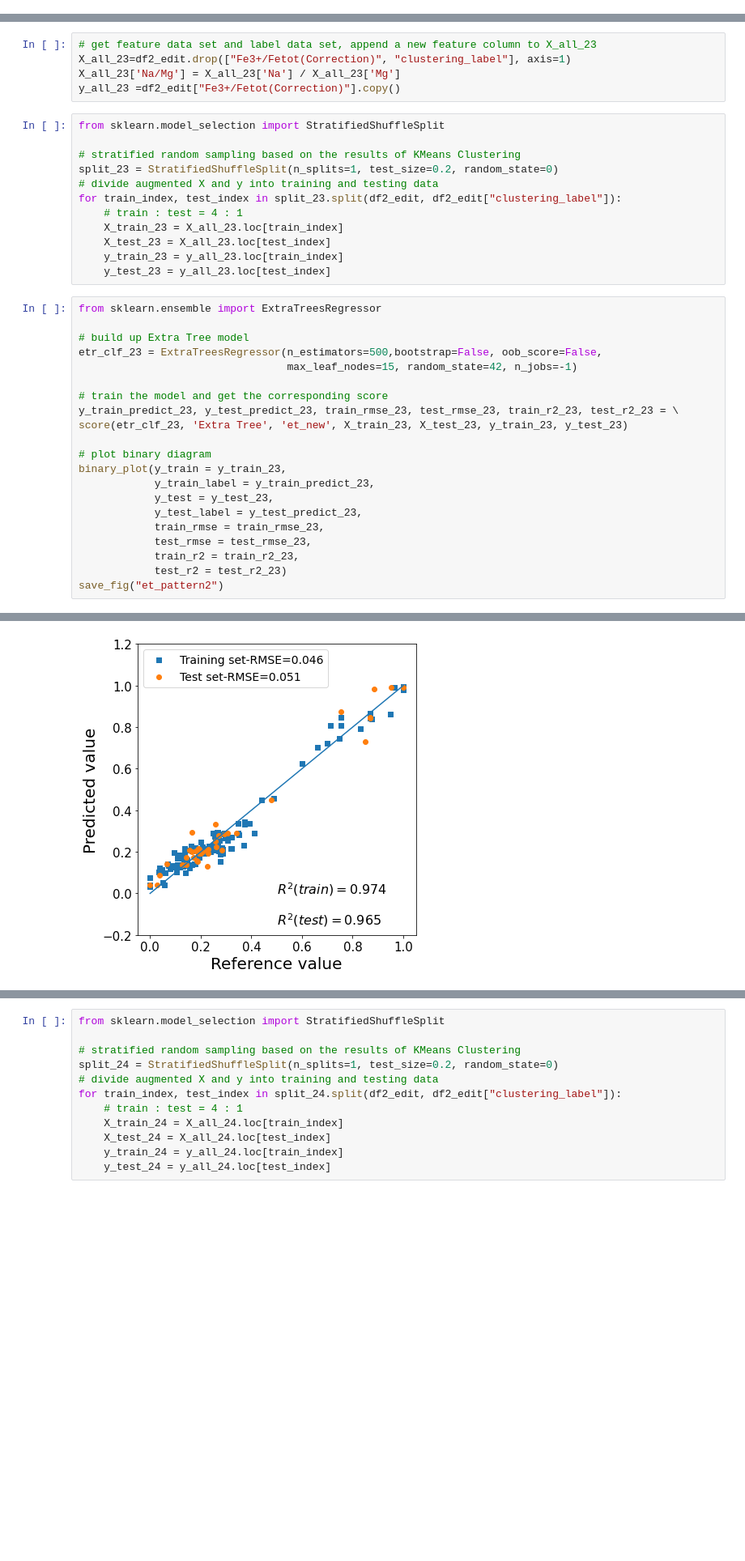
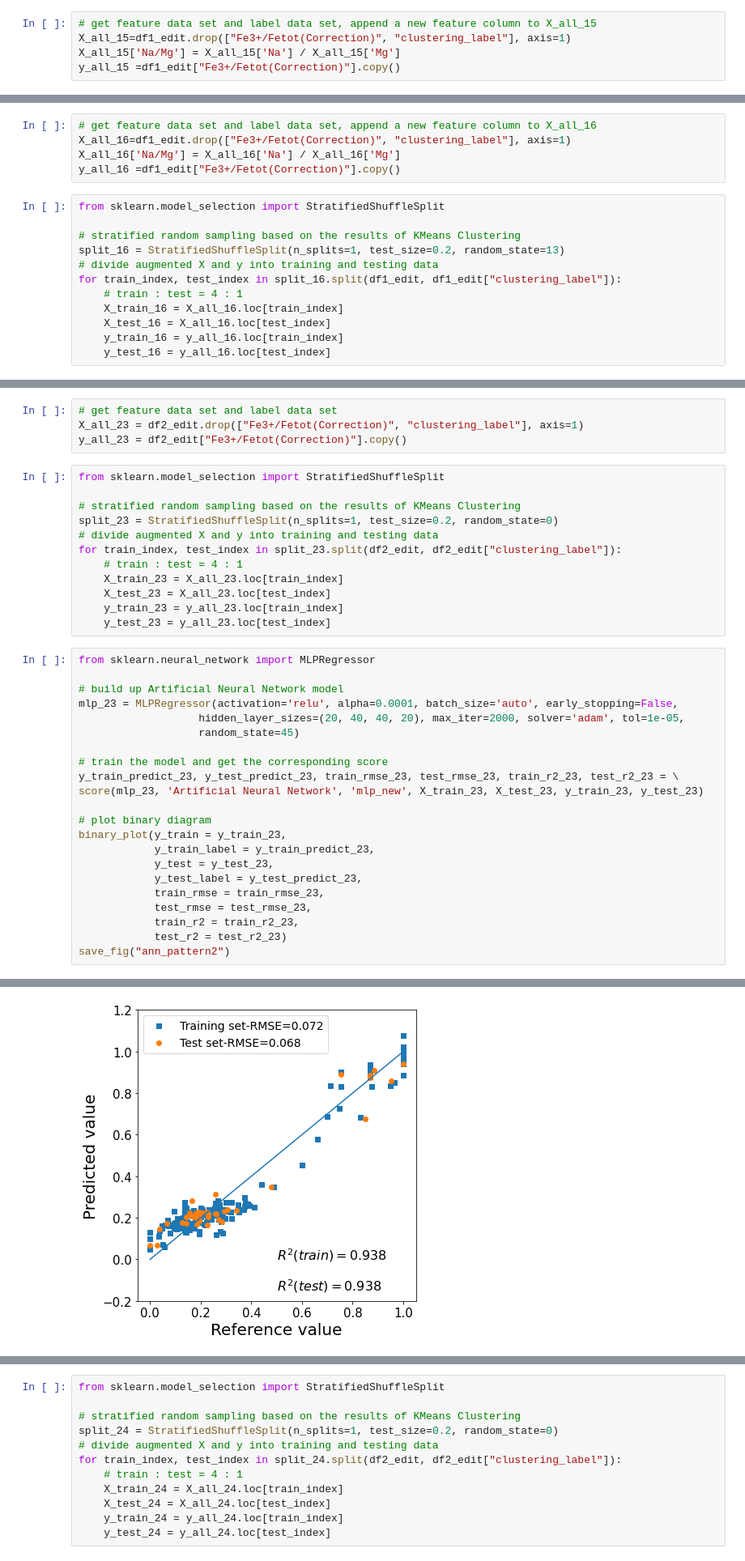
Before and after one commit to ZJUEarthData/Clinopyroxene-Ferric-Iron-Prediction-Huang-et-al.-2022-American-Mineralogist, a Jupyter notebook: model_training/model_training.ipynb, the cells around one changed output, grey strips where cells are left out. Shown: that part at 81% size. Drawn from its saved outputs; the diff is of its cells as text; blank space fills up the shorter version.

```diff
--- a/model_training/model_training.ipynb
+++ b/model_training/model_training.ipynb
@@ -367,0 +408,5 @@ for train_index, test_index in split_14.split(df1_edit, df1_edit["clustering_lab
+# %%
+# get feature data set and label data set, append a new feature column to X_all_15
+X_all_15=df1_edit.drop(["Fe3+/Fetot(Correction)", "clustering_label"], axis=1)
+X_all_15['Na/Mg'] = X_all_15['Na'] / X_all_15['Mg']
+y_all_15 =df1_edit["Fe3+/Fetot(Correction)"].copy()
@@ -368,3 +457,20 @@ for train_index, test_index in split_14.split(df1_edit, df1_edit["clustering_lab
+# %%
+# get feature data set and label data set, append a new feature column to X_all_16
+X_all_16=df1_edit.drop(["Fe3+/Fetot(Correction)", "clustering_label"], axis=1)
+X_all_16['Na/Mg'] = X_all_16['Na'] / X_all_16['Mg']
+y_all_16 =df1_edit["Fe3+/Fetot(Correction)"].copy()
+# %%
+from sklearn.model_selection import StratifiedShuffleSplit
+
+# stratified random sampling based on the results of KMeans Clustering
+split_16 = StratifiedShuffleSplit(n_splits=1, test_size=0.2, random_state=13)
+# divide augmented X and y into training and testing data
+for train_index, test_index in split_16.split(df1_edit, df1_edit["clustering_label"]):
+    # train : test = 4 : 1
+    X_train_16 = X_all_16.loc[train_index]
+    X_test_16 = X_all_16.loc[test_index]
+    y_train_16 = y_all_16.loc[train_index]
+    y_test_16 = y_all_16.loc[test_index]
 # %%
 from sklearn.ensemble import RandomForestRegressor
 
@@ -569,8 +675,7 @@ Saving figure poly_reg_pattern2
 # %%
-# get feature data set and label data set, append a new feature column to X_all_23
-X_all_23=df2_edit.drop(["Fe3+/Fetot(Correction)", "clustering_label"], axis=1)
-X_all_23['Na/Mg'] = X_all_23['Na'] / X_all_23['Mg']
-y_all_23 =df2_edit["Fe3+/Fetot(Correction)"].copy()
+# get feature data set and label data set
+X_all_23 = df2_edit.drop(["Fe3+/Fetot(Correction)", "clustering_label"], axis=1)
+y_all_23 = df2_edit["Fe3+/Fetot(Correction)"].copy()
 # %%
 from sklearn.model_selection import StratifiedShuffleSplit
 
@@ -584,15 +689,16 @@ for train_index, test_index in split_23.split(df2_edit, df2_edit["clustering_lab
     y_train_23 = y_all_23.loc[train_index]
     y_test_23 = y_all_23.loc[test_index]
 # %%
-from sklearn.ensemble import ExtraTreesRegressor
+from sklearn.neural_network import MLPRegressor
 
-# build up Extra Tree model
-etr_clf_23 = ExtraTreesRegressor(n_estimators=500,bootstrap=False, oob_score=False,
-                                 max_leaf_nodes=15, random_state=42, n_jobs=-1)
+# build up Artificial Neural Network model
+mlp_23 = MLPRegressor(activation='relu', alpha=0.0001, batch_size='auto', early_stopping=False,
+                   hidden_layer_sizes=(20, 40, 40, 20), max_iter=2000, solver='adam', tol=1e-05,
+                   random_state=45)
 
 # train the model and get the corresponding score
 y_train_predict_23, y_test_predict_23, train_rmse_23, test_rmse_23, train_r2_23, test_r2_23 = \
-score(etr_clf_23, 'Extra Tree', 'et_new', X_train_23, X_test_23, y_train_23, y_test_23)
+score(mlp_23, 'Artificial Neural Network', 'mlp_new', X_train_23, X_test_23, y_train_23, y_test_23)
 
 # plot binary diagram
 binary_plot(y_train = y_train_23,
@@ -603,5 +709,5 @@ binary_plot(y_train = y_train_23,
             test_rmse = test_rmse_23,
             train_r2 = train_r2_23,
             test_r2 = test_r2_23)
-save_fig("et_pattern2")
+save_fig("ann_pattern2")
 # %% [output]
@@ -615,2 +721,2 @@ Saving figure et_pattern2
-[figure, old version]
+[figure, new version]
 # %% [markdown]
```
Also changed, not shown: parts of 29 cells of this notebook, 21 other files.
